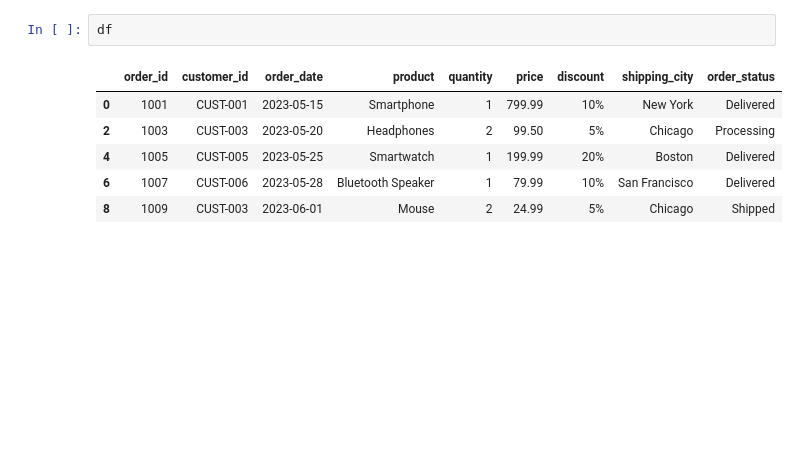
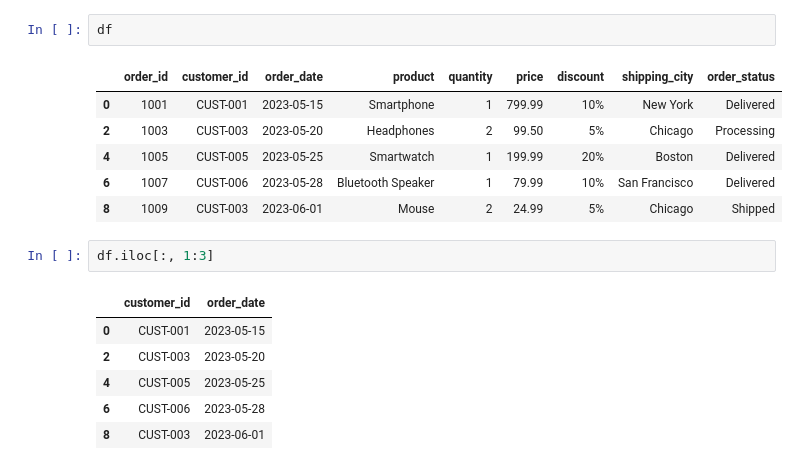
Before and after one commit to dranigodfrey/coding-practice, a Jupyter notebook: machinelearning/cleaning/basics_pandas.ipynb, the cells around one changed output. Drawn from its saved outputs; the diff is of its cells as text; blank space fills up the shorter version.

```diff
--- a/machinelearning/basics_pandas.ipynb
+++ b/machinelearning/cleaning/basics_pandas.ipynb
@@ -461,3 +469,12 @@ df
 | 4 | 1005 | CUST-005 | 2023-05-25 | Smartwatch | 1 | 199.99 | 20% | Boston | Delivered |
 | 6 | 1007 | CUST-006 | 2023-05-28 | Bluetooth Speaker | 1 | 79.99 | 10% | San Francisco | Delivered |
 | 8 | 1009 | CUST-003 | 2023-06-01 | Mouse | 2 | 24.99 | 5% | Chicago | Shipped |
+# %%
+df.iloc[:, 1:3]
+# %% [output]
+|  | customer_id | order_date |
+| 0 | CUST-001 | 2023-05-15 |
+| 2 | CUST-003 | 2023-05-20 |
+| 4 | CUST-005 | 2023-05-25 |
+| 6 | CUST-006 | 2023-05-28 |
+| 8 | CUST-003 | 2023-06-01 |
```
Also changed, not shown: parts of 9 cells of this notebook, 12 other files.
